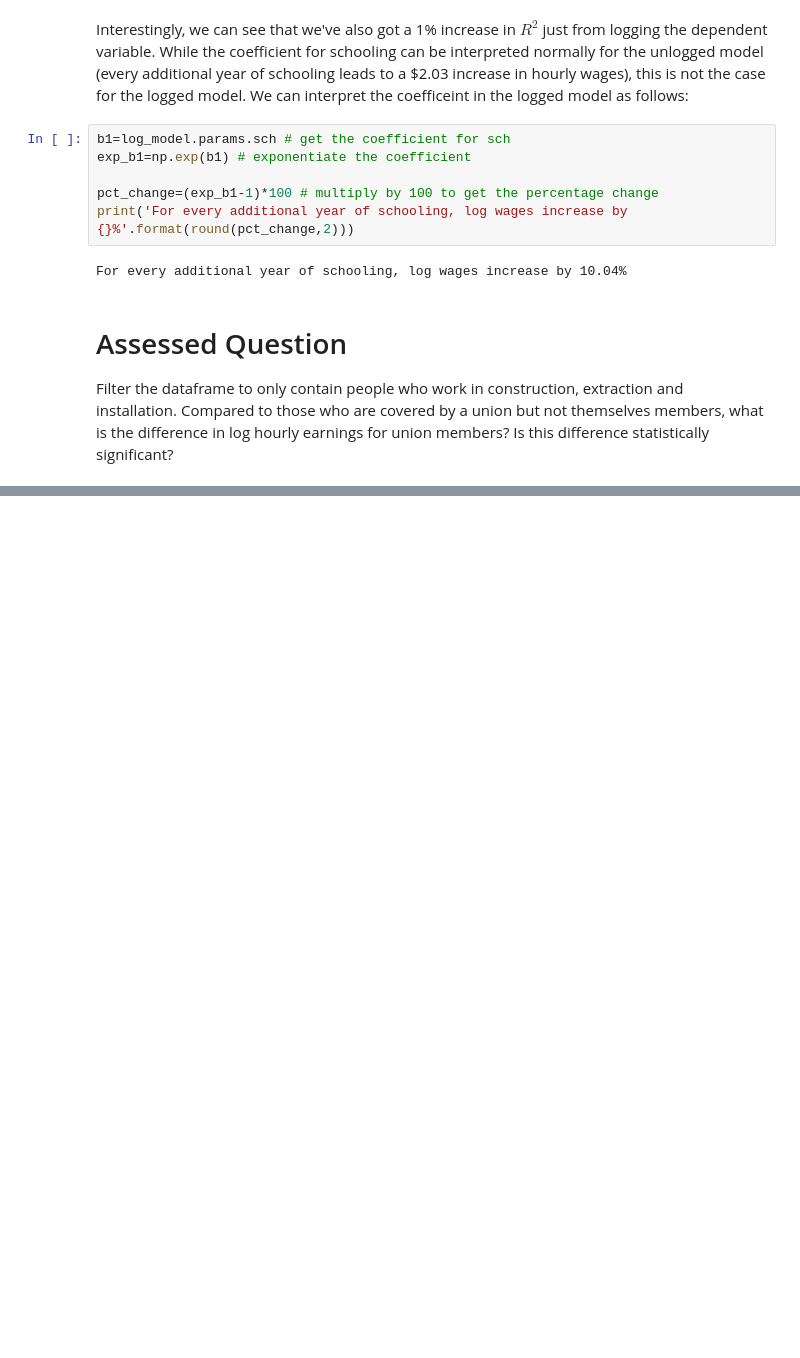
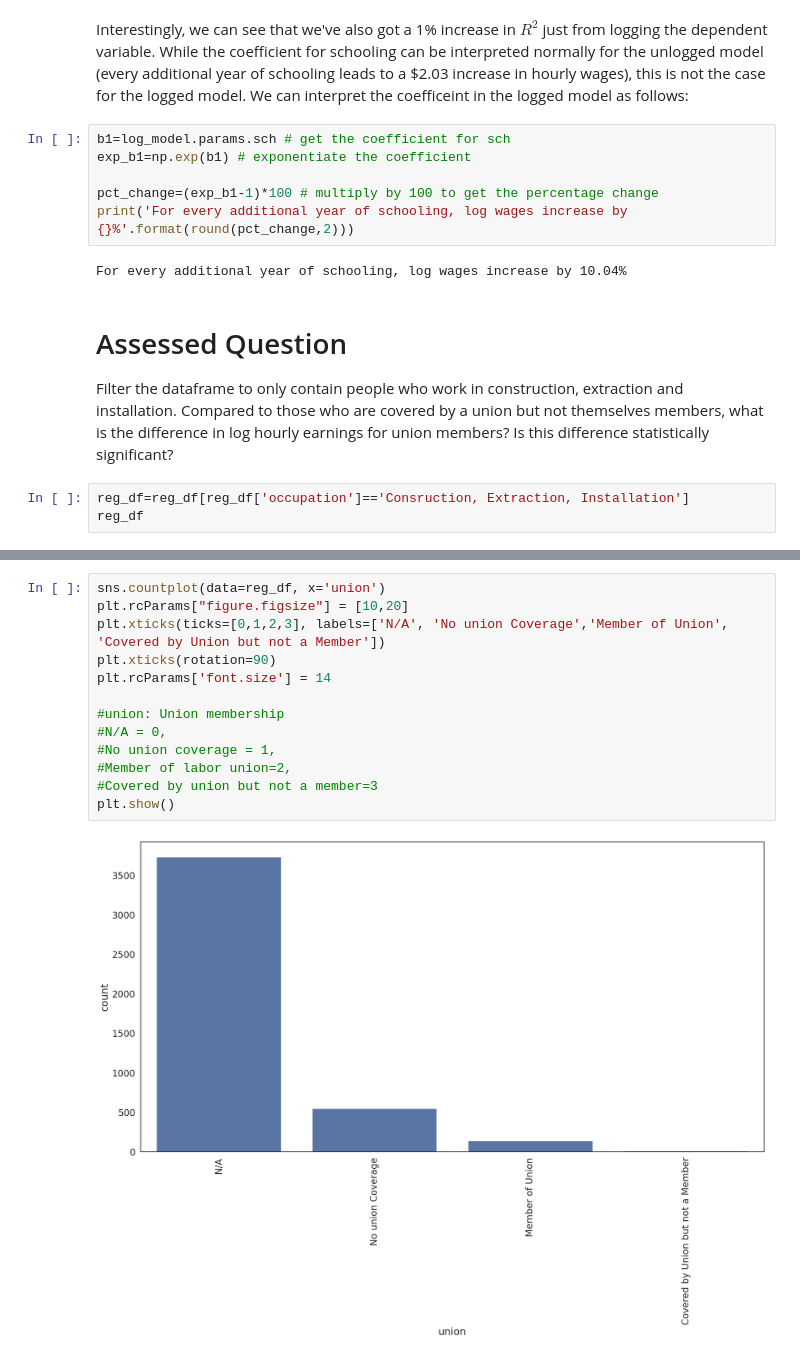
Before and after one commit to yannisyeung/QM2, a Jupyter notebook: notebooks/W8_Regression.ipynb, the cells around one changed output, grey strips where cells are left out. Saved outputs shown, nothing was run; the diff lists cells and outputs as text; blank space fills up the shorter version.

```diff
--- a/notebooks/W8_Regression.ipynb
+++ b/notebooks/W8_Regression.ipynb
@@ -574,3 +574,6 @@ For every additional year of schooling, log wages increase by 10.04%
 # Assessed Question
 
 Filter the dataframe to only contain people who work in construction, extraction and installation. Compared to those who are covered by a union but not themselves members, what is the difference in log hourly earnings for union members? Is this difference statistically significant?
+# %%
+reg_df=reg_df[reg_df['occupation']=='Consruction, Extraction, Installation']
+reg_df
@@ -576,0 +611,15 @@ Filter the dataframe to only contain people who work in construction, extraction
+# %%
+sns.countplot(data=reg_df, x='union')
+plt.rcParams["figure.figsize"] = [10,20]
+plt.xticks(ticks=[0,1,2,3], labels=['N/A', 'No union Coverage','Member of Union', 'Covered by Union but not a Member'])
+plt.xticks(rotation=90)
+plt.rcParams['font.size'] = 14
+
+#union: Union membership
+#N/A = 0,
+#No union coverage = 1,
+#Member of labor union=2,
+#Covered by union but not a member=3
+plt.show()
+# %% [output]
+[figure, added]
```
Also changed, not shown: parts of 12 cells of this notebook.
